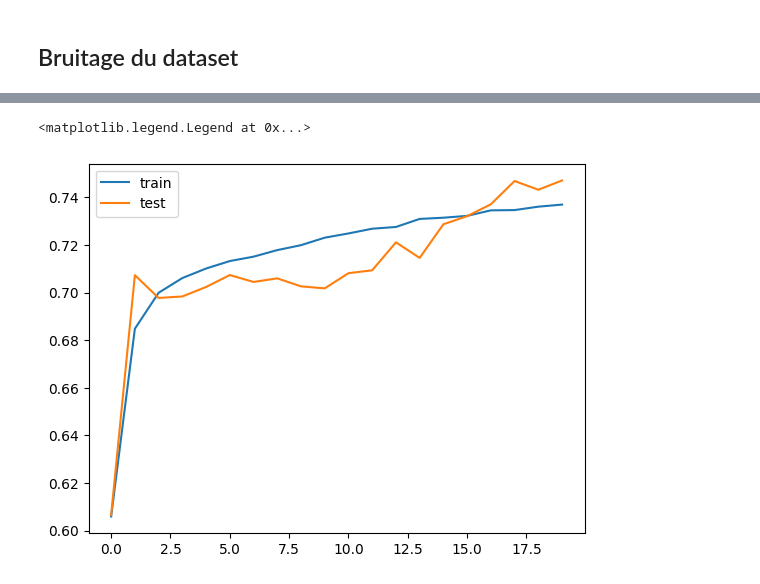
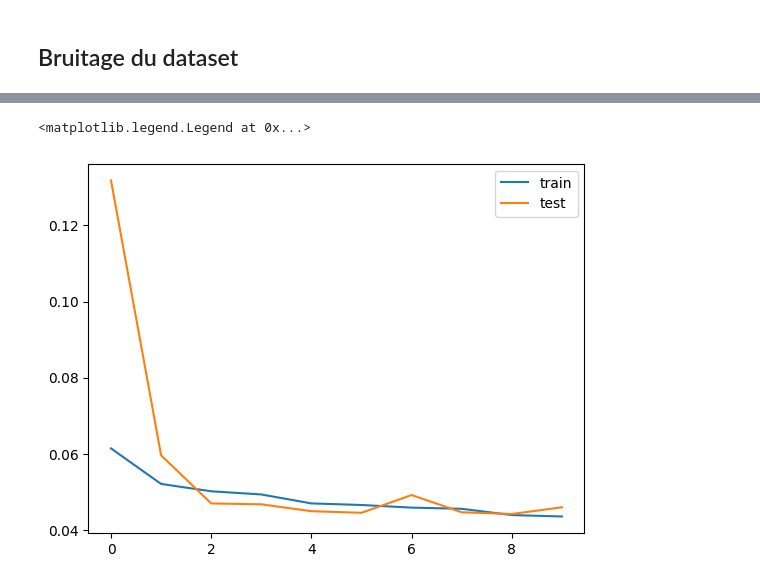
Before and after one commit to FaresZGH/Leyenda, a Jupyter notebook: livrables/skip_layers_mae.ipynb, the cells around one changed output, grey strips where cells are left out. Saved outputs shown, nothing was run; the diff lists cells and outputs as text; code cells hidden in the pictures.

```diff
--- a/livrables/skip_layers_mae.ipynb
+++ b/livrables/skip_layers_mae.ipynb
@@ -32,6 +32,6 @@ To enable the following instructions: AVX2 FMA, in other operations, rebuild Ten
 ## Généation du dataset de photos
 # %%
 data_loader = DataLoader()
-train_ds, test_ds, val_ds = data_loader.load_unique_dataset(folder_name="/mnt/c/Users/louag/Documents/CESI/Data_science/datasets/Photo")
+train_ds, test_ds, val_ds = data_loader.load_unique_dataset(folder_name="Photo")
 # %% [output]
 Photo Dataset size: 9993
@@ -198,3 +195,22 @@ Model: "decoder"
+# %%
+import tensorflow as tf
+
+# -- Metrics Custom --
+def ssim_metric(y_true, y_pred):
+    # SSIM attend des valeurs entre [0, 1], donc il est important de s'assurer que les images sont dans cette plage.
+    y_true = tf.clip_by_value(y_true, 0.0, 1.0)  # Pour être sûr que les valeurs sont entre [0, 1]
+    y_pred = tf.clip_by_value(y_pred, 0.0, 1.0)  # Pour être sûr que les valeurs sont entre [0, 1]
+
+    # Calcul du SSIM sur les images RGB
+    return tf.reduce_mean(tf.image.ssim(y_true, y_pred, max_val=1.0))  # max_val=1.0 pour les images normalisées
+
+def psnr_metric(y_true, y_pred):
+    # PSNR attend des valeurs entre [0, 1], donc on s'assure que les images sont dans cette plage.
+    y_true = tf.clip_by_value(y_true, 0.0, 1.0)  # Normalisation entre [0, 1]
+    y_pred = tf.clip_by_value(y_pred, 0.0, 1.0)  # Normalisation entre [0, 1]
+
+    # Calcul du PSNR sur les images RGB
+    return tf.reduce_mean(tf.image.psnr(y_true, y_pred, max_val=1.0))  # max_val=1.0 pour les images normalisées
 # %%
 from tensorflow.keras.models import Model
 
@@ -204,7 +220,7 @@ decoded_img = decoder(encoder_outputs)
 autoencoder = Model(inputs=encoder_inputs, outputs=decoded_img)
 
 # Compilation de l'autoencodeur
-autoencoder.compile(optimizer="adam", loss="mae", metrics=["accuracy"])
+autoencoder.compile(optimizer="adam", loss="mae", metrics=['mae', ssim_metric, psnr_metric])
 
 # Résumé du modèle
 autoencoder.summary()
@@ -244,7 +260,7 @@ val_autoenc_ds = make_autoencoder_dataset(noisy_val_ds, val_ds)
 # Train the model
 with tf.device("/gpu:0"):
     history = autoencoder.fit(train_autoenc_ds,
-                    epochs=20,
+                    epochs=10,
                     batch_size= 32,
                     shuffle= True,
                     validation_data=val_autoenc_ds,
@@ -297,8 +329,8 @@ plt.legend()
 # %%
 
-plt.plot(history.history['accuracy'], label='train')
-plt.plot(history.history['val_accuracy'], label='test')
+plt.plot(history.history['mae'], label='train')
+plt.plot(history.history['val_mae'], label='test')
 plt.legend()
 # %% [output]
 <matplotlib.legend.Legend at 0x...>
-[figure, old version]
+[figure, new version]
```
Also changed, not shown: parts of 15 cells of this notebook, 1 other file.
